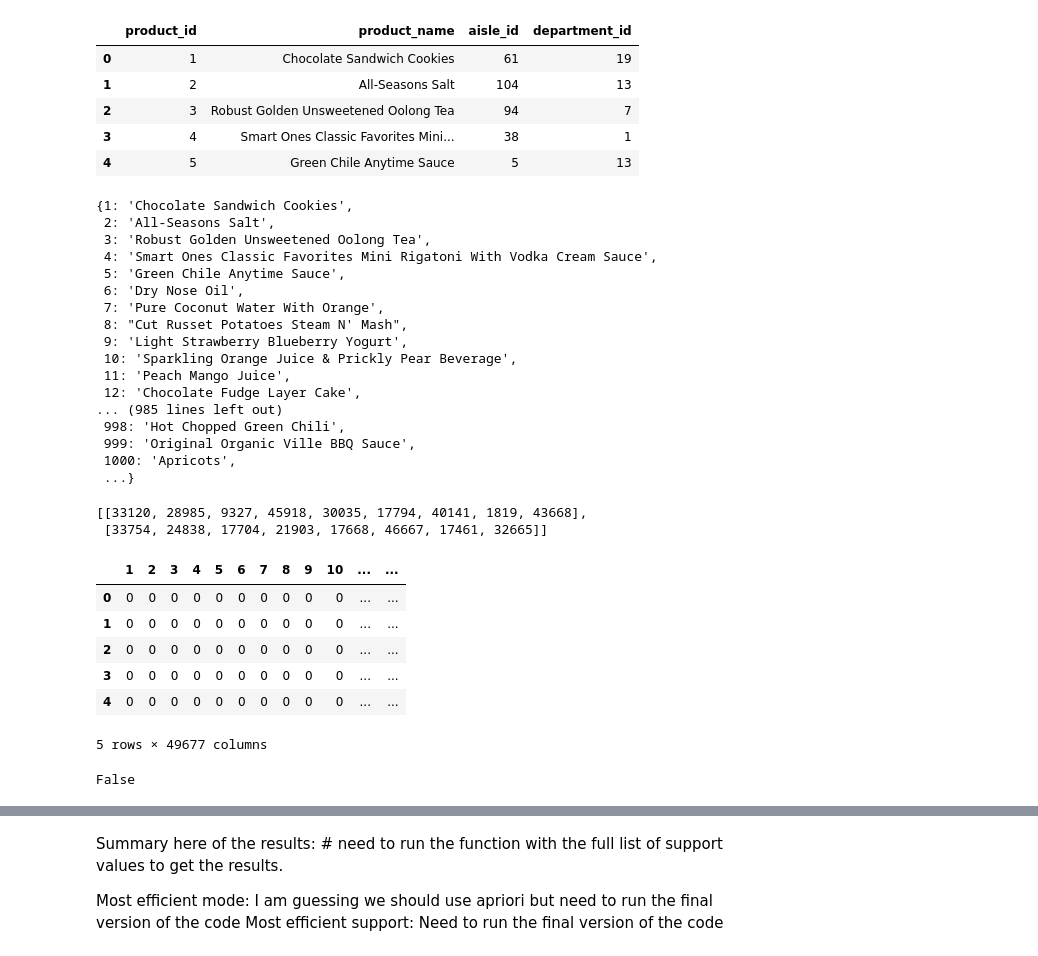
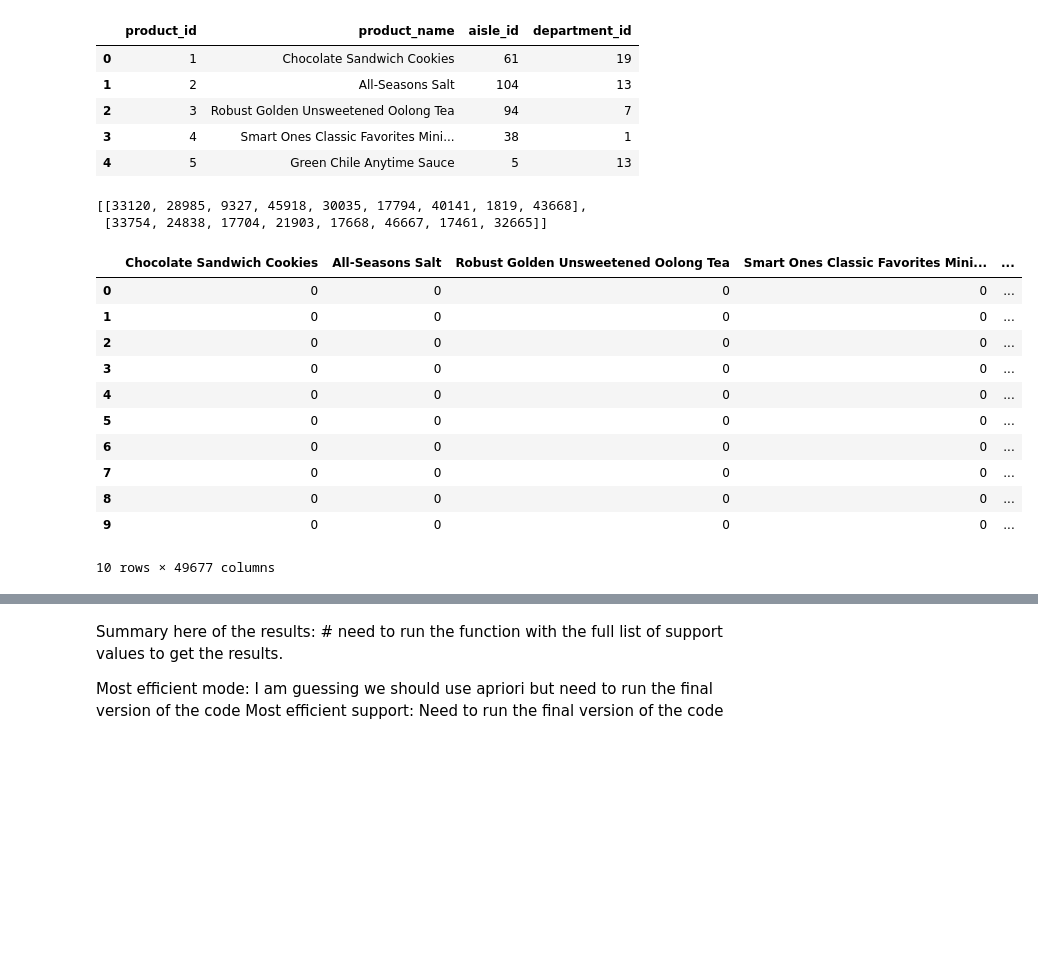
Before and after one commit to AntunesCSR/DM_Group_Project, a Jupyter notebook: HA2/data/HA2_catia.ipynb, the cells around one changed output, grey strips where cells are left out. Cells and saved outputs as stored; diff of their text form; code cells hidden in the pictures; blank space fills up the shorter version.

```diff
--- a/HA2/data/HA2_catia.ipynb
+++ b/HA2/data/HA2_catia.ipynb
@@ -39,25 +34,6 @@ products[:5]
 # %%
 # create a dictionary of the products
 product_dict = dict(zip(products['product_id'], products['product_name']))
-product_dict
-# %% [output]
-{1: 'Chocolate Sandwich Cookies',
- 2: 'All-Seasons Salt',
- 3: 'Robust Golden Unsweetened Oolong Tea',
- 4: 'Smart Ones Classic Favorites Mini Rigatoni With Vodka Cream Sauce',
- 5: 'Green Chile Anytime Sauce',
- 6: 'Dry Nose Oil',
- 7: 'Pure Coconut Water With Orange',
- 8: "Cut Russet Potatoes Steam N' Mash",
- 9: 'Light Strawberry Blueberry Yogurt',
- 10: 'Sparkling Orange Juice & Prickly Pear Beverage',
- 11: 'Peach Mango Juice',
- 12: 'Chocolate Fudge Layer Cake',
-... (985 lines left out)
- 998: 'Hot Chopped Green Chili',
- 999: 'Original Organic Ville BBQ Sauce',
- 1000: 'Apricots',
- ...}
 # %%
 # Open the pickle file and load the order data from pickle file
 with open('order_products.pickle', 'rb') as file:
@@ -65,7 +41,7 @@ with open('order_products.pickle', 'rb') as file:
     order_products = pickle.load(file) # order_products is a dictionary
 # %%
 # list of list of products in each order
-order_products_list = list(order_products.values())
+order_products_list = [list(order) for order in order_products.values()]
 order_products_list[:2]
 # %% [output]
 [[33120, 28985, 9327, 45918, 30035, 17794, 40141, 1819, 43668],
@@ -79,22 +55,25 @@ sparse_matrix_array = te.fit_transform(order_products_list, sparse=True)
 # %%
 # Creating a dataframe from the binary sparse matrix
 orders_df = pd.DataFrame.sparse.from_spmatrix(sparse_matrix, columns=te.columns_)
-orders_df[:5]
+#orders_df[:5]
-# %% [output]
-|  | 1 | 2 | 3 | 4 | 5 | 6 | 7 | 8 | 9 | 10 | ... | ... |
-| 0 | 0 | 0 | 0 | 0 | 0 | 0 | 0 | 0 | 0 | 0 | ... | ... |
-| 1 | 0 | 0 | 0 | 0 | 0 | 0 | 0 | 0 | 0 | 0 | ... | ... |
-| 2 | 0 | 0 | 0 | 0 | 0 | 0 | 0 | 0 | 0 | 0 | ... | ... |
-| 3 | 0 | 0 | 0 | 0 | 0 | 0 | 0 | 0 | 0 | 0 | ... | ... |
-| 4 | 0 | 0 | 0 | 0 | 0 | 0 | 0 | 0 | 0 | 0 | ... | ... |
-5 rows × 49677 columns
 # %%
 # rename the columns of the dataframe using the product dictionary
 orders_df.rename(columns=product_dict, inplace=True)
 orders_df[:10]
 # check if df is empty
-orders_df.empty
+#orders_df.empty
 # %% [output]
+|  | Chocolate Sandwich Cookies | All-Seasons Salt | Robust Golden Unsweetened Oolong Tea | Smart Ones Classic Favorites Mini... | ... |
+| 0 | 0 | 0 | 0 | 0 | ... |
+| 1 | 0 | 0 | 0 | 0 | ... |
+| 2 | 0 | 0 | 0 | 0 | ... |
+| 3 | 0 | 0 | 0 | 0 | ... |
+| 4 | 0 | 0 | 0 | 0 | ... |
+| 5 | 0 | 0 | 0 | 0 | ... |
+| 6 | 0 | 0 | 0 | 0 | ... |
+| 7 | 0 | 0 | 0 | 0 | ... |
+| 8 | 0 | 0 | 0 | 0 | ... |
+| 9 | 0 | 0 | 0 | 0 | ... |
-False
+10 rows × 49677 columns
 # %%
 # Set a range of support levels to test
```
Also changed, not shown: parts of 11 cells of this notebook.
